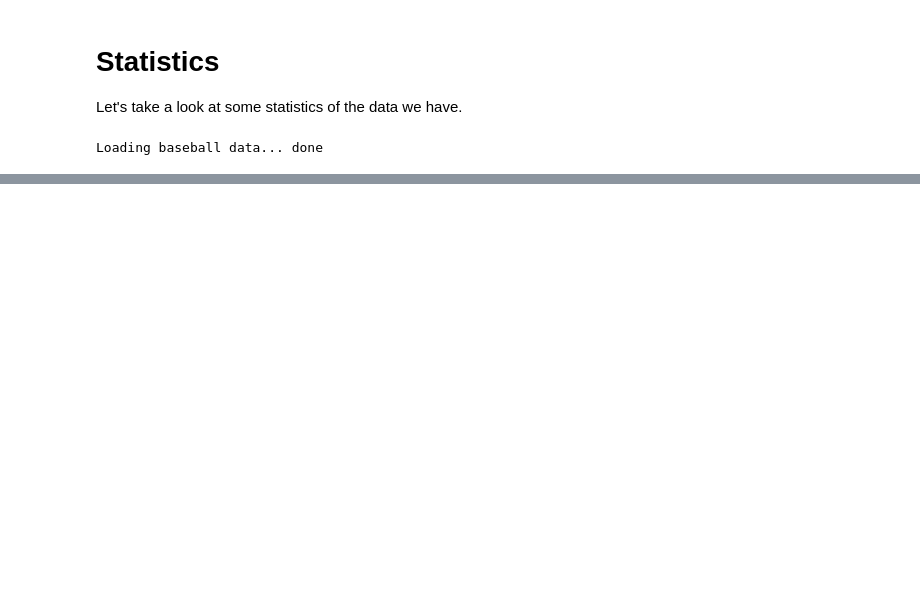
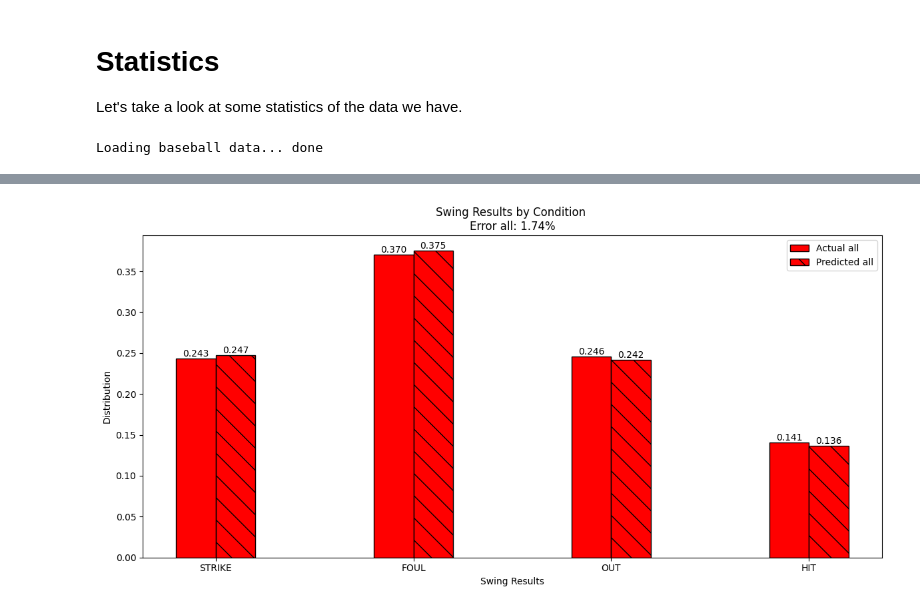
Before and after one commit to BOBONA/ZeroSumBaseball, a Jupyter notebook: src/data/statistics.ipynb, the cells around one changed output, grey strips where cells are left out. Saved outputs shown, nothing was run; the diff lists cells and outputs as text; code cells hidden in the pictures; blank space fills up the shorter version.

```diff
--- a/src/data/statistics.ipynb
+++ b/src/data/statistics.ipynb
@@ -72,0 +85,85 @@ Text(0.5, 1.0, 'Pitch Types')
+# %%
+from torch.utils.data import DataLoader
+from src.distributions.swing_outcome import SwingOutcome
+
+device = torch.device('cuda' if torch.cuda.is_available() else 'cpu')
+
+model = SwingOutcome().to(device)
+path = '../../model_weights/swing_outcome, g=2.75.pth'
+model.load_state_dict(torch.load(path))
+
+predicted_distribution = defaultdict(lambda: torch.zeros(len(SwingResult)).to(device))
+
+for condition_name, pitches in matching_pitches.items():
+    dataset = PitchSwingDataset(bd, None, pitches=pitches)
+    dataloader = DataLoader(dataset, batch_size=512)
+    for pitch, result in dataloader:
+        pitcher, batter, pitch, strikes, balls = [t.to(device) for t in pitch]
+        predicted_distribution[condition_name] += model(pitcher, batter, pitch, strikes, balls).sum(dim=0)
+# %%
+import numpy as np
+
+
+def get_distribution(distribution: dict[str, torch.Tensor], c_name: str):
+    return distribution[c_name].cpu().detach().numpy() / len(matching_pitches[c_name])
+
+def compare_conditions(condition1: str, condition2: str = None):
+    swing_results = [sr.name for sr in SwingResult]
+    x = np.arange(len(swing_results))  # the label locations
+    width = 0.2  # the width of the bars
+
+    fig, ax = plt.subplots(figsize=(12, 6))
+
+    actual_distribution_c1 = get_distribution(actual_distribution, condition1)
+    predicted_distribution_c1 = get_distribution(predicted_distribution, condition1)
+
+    # Plot for condition1
+    bars_actual_c1 = ax.bar(x - width / 2, actual_distribution_c1, width, label=f'Actual {condition1}', color='red', edgecolor='black')
+    bars_predicted_c1 = ax.bar(x + width / 2, predicted_distribution_c1, width, label=f'Predicted {condition1}', color='red', hatch='\\', edgecolor='black')
+
+    if condition2:
+        actual_distribution_c2 = get_distribution(actual_distribution, condition2)
+        predicted_distribution_c2 = get_distribution(predicted_distribution, condition2)
+
+        # Bar positions for condition 2
+        bars_actual_c2 = ax.bar(x + width*1.5, actual_distribution_c2, width, label=f'Actual {condition2}', color='blue', edgecolor='black')
+        bars_predicted_c2 = ax.bar(x + width*2.5, predicted_distribution_c2, width, label=f'Predicted {condition2}', color='blue', hatch='\\', edgecolor='black')
+
+        # Add text labels for condition 2
+        for bar in bars_actual_c2:
+            height = bar.get_height()
+            ax.text(bar.get_x() + bar.get_width() / 2, height, f'{height:.3f}', ha='center', va='bottom')
+        for bar in bars_predicted_c2:
+            height = bar.get_height()
+            ax.text(bar.get_x() + bar.get_width() / 2, height, f'{height:.3f}', ha='center', va='bottom')
+
+    # Add text labels for condition 1
+    for bar in bars_actual_c1:
+        height = bar.get_height()
+        ax.text(bar.get_x() + bar.get_width() / 2, height, f'{height:.3f}', ha='center', va='bottom')
+    for bar in bars_predicted_c1:
+        height = bar.get_height()
+        ax.text(bar.get_x() + bar.get_width() / 2, height, f'{height:.3f}', ha='center', va='bottom')
+
+    # Add some text for labels, title and custom x-axis tick labels, etc.
+    ax.set_xlabel('Swing Results')
+    ax.set_ylabel('Distribution')
+
+    error = 'Error %s: %.2f%%' % (condition1, 100 * sum(list(abs(actual_distribution_c1 - predicted_distribution_c1))))
+    if condition2:
+        error += ', %s: %.2f%%' % (condition2, 100 * sum(list(abs(actual_distribution_c2 - predicted_distribution_c2))))
+
+    ax.set_title('Swing Results by Condition \n' + error)
+    ax.set_xticks(x)
+    ax.set_xticklabels(swing_results)
+    ax.legend()
+
+    fig.tight_layout()
+    plt.show()
+
+
+compare_conditions('all')
+compare_conditions('30', '02')
+compare_conditions('ball', 'strike')
+# %% [output]
+[figure, added]
```
Also changed, not shown: parts of 11 cells of this notebook, 7 other files.
